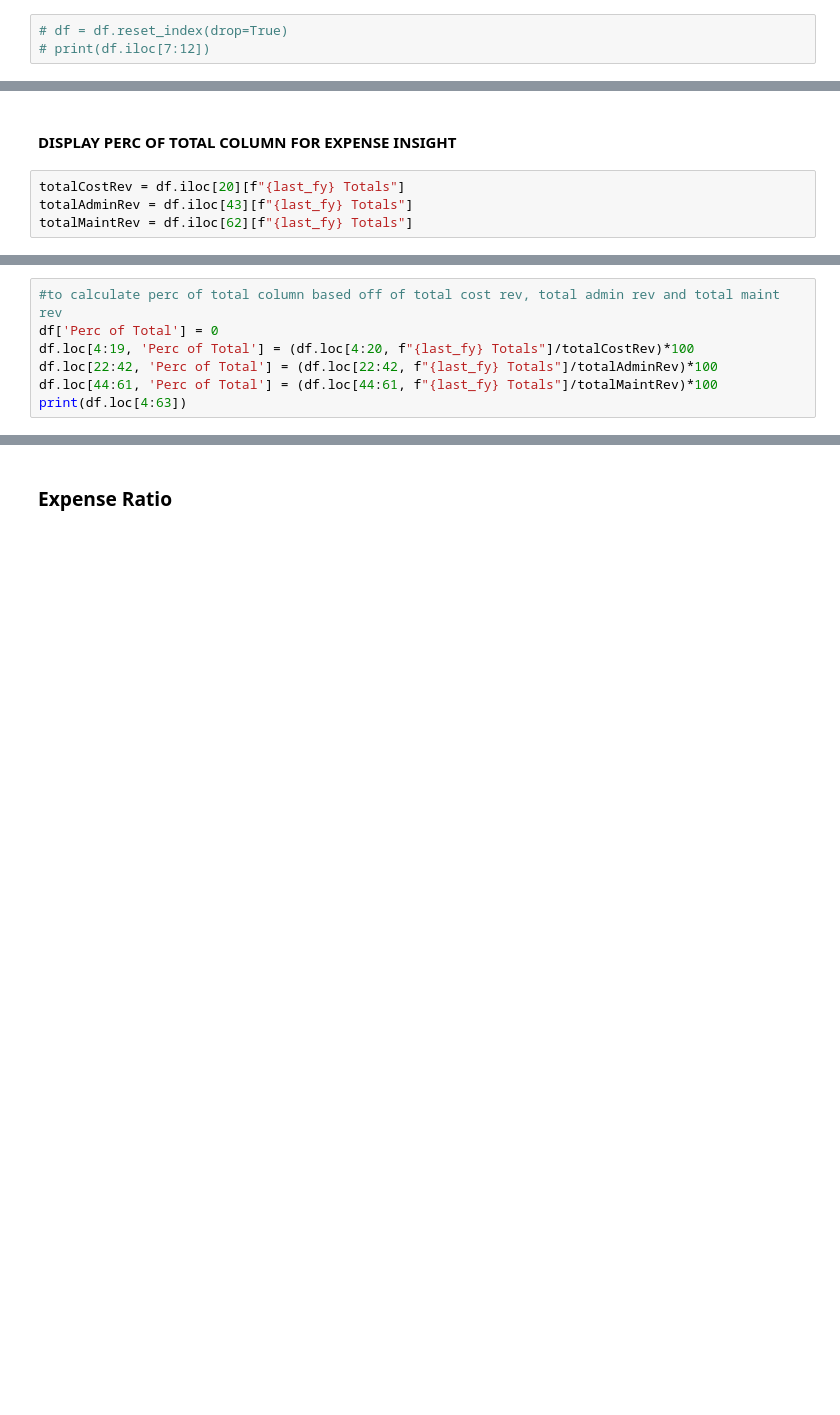
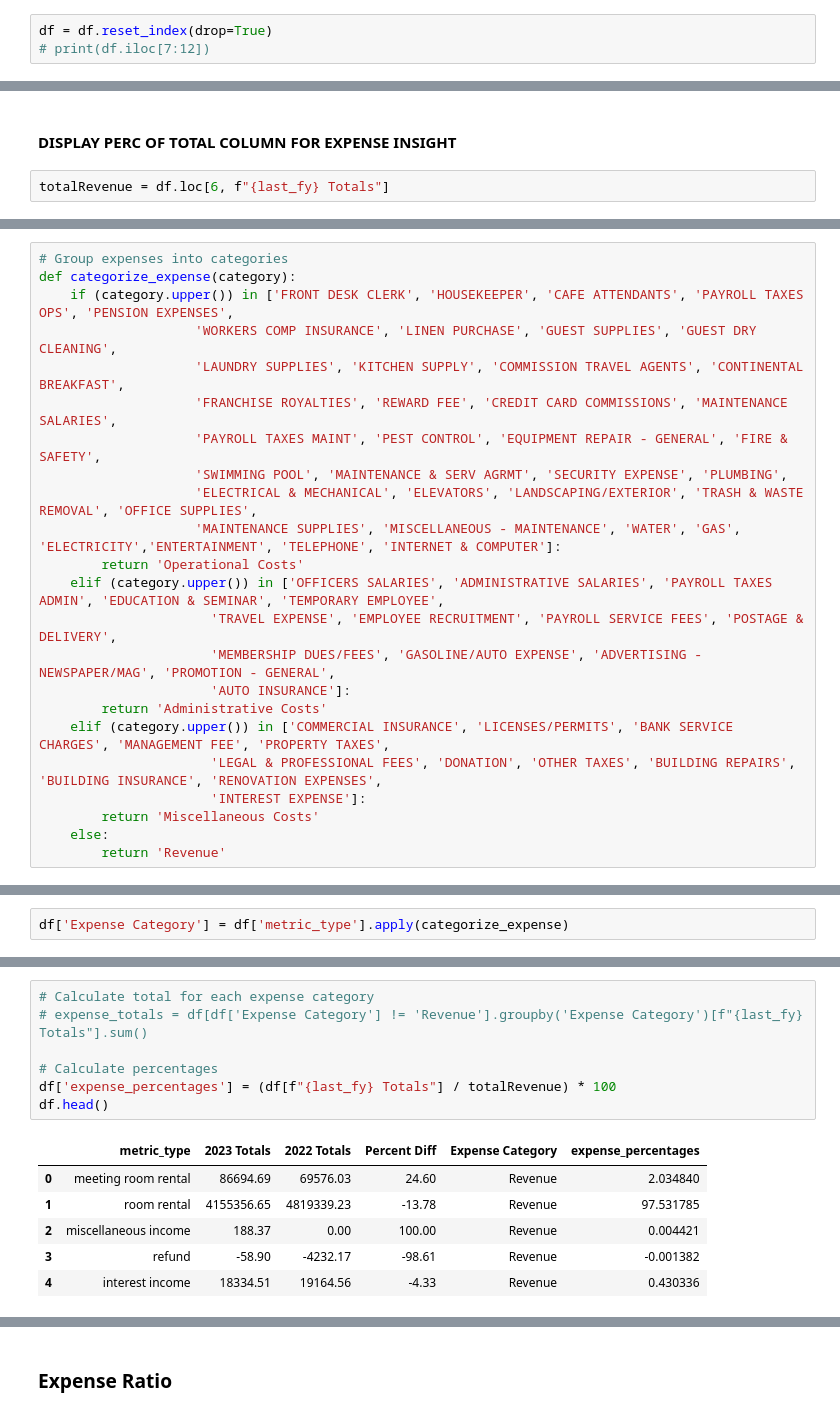
Before and after one commit to wliu123/hotel_analysis, a Jupyter notebook: Income_sheet_2yr_compare.ipynb, the cells around one changed output, grey strips where cells are left out. Cells and saved outputs as stored; diff of their text form; blank space fills up the shorter version.

Commit message:
update incomesheet

```diff
--- a/Income_sheet_2yr_compare.ipynb
+++ b/Income_sheet_2yr_compare.ipynb
@@ -42,4 +60,4 @@ df[f"{prev_prev_fy} Totals"] = df[f"{prev_prev_fy} Totals"].str.replace('[\$,]',
 # %%
-# df = df.reset_index(drop=True)
+df = df.reset_index(drop=True)
 # print(df.iloc[7:12])
 # %%
@@ -124,6 +183,4 @@ print(selectRows)
 # %% [markdown]
 #### DISPLAY PERC OF TOTAL COLUMN FOR EXPENSE INSIGHT
 # %%
-totalCostRev = df.iloc[20][f"{last_fy} Totals"]
-totalAdminRev = df.iloc[43][f"{last_fy} Totals"]
-totalMaintRev = df.iloc[62][f"{last_fy} Totals"]
+totalRevenue = df.loc[6, f"{last_fy} Totals"]
@@ -130,7 +189,23 @@ totalMaintRev = df.iloc[62][f"{last_fy} Totals"]
 # %%
-#to calculate perc of total column based off of total cost rev, total admin rev and total maint rev
-df['Perc of Total'] = 0
-df.loc[4:19, 'Perc of Total'] = (df.loc[4:20, f"{last_fy} Totals"]/totalCostRev)*100
-df.loc[22:42, 'Perc of Total'] = (df.loc[22:42, f"{last_fy} Totals"]/totalAdminRev)*100
-df.loc[44:61, 'Perc of Total'] = (df.loc[44:61, f"{last_fy} Totals"]/totalMaintRev)*100
-print(df.loc[4:63])
+# Group expenses into categories
+def categorize_expense(category):
+    if (category.upper()) in ['FRONT DESK CLERK', 'HOUSEKEEPER', 'CAFE ATTENDANTS', 'PAYROLL TAXES OPS', 'PENSION EXPENSES',
+                    'WORKERS COMP INSURANCE', 'LINEN PURCHASE', 'GUEST SUPPLIES', 'GUEST DRY CLEANING',
+                    'LAUNDRY SUPPLIES', 'KITCHEN SUPPLY', 'COMMISSION TRAVEL AGENTS', 'CONTINENTAL BREAKFAST',
+                    'FRANCHISE ROYALTIES', 'REWARD FEE', 'CREDIT CARD COMMISSIONS', 'MAINTENANCE  SALARIES',
+                    'PAYROLL TAXES MAINT', 'PEST CONTROL', 'EQUIPMENT REPAIR - GENERAL', 'FIRE & SAFETY',
+                    'SWIMMING POOL', 'MAINTENANCE & SERV AGRMT', 'SECURITY EXPENSE', 'PLUMBING',
+                    'ELECTRICAL & MECHANICAL', 'ELEVATORS', 'LANDSCAPING/EXTERIOR', 'TRASH & WASTE REMOVAL', 'OFFICE SUPPLIES',
+                    'MAINTENANCE SUPPLIES', 'MISCELLANEOUS - MAINTENANCE', 'WATER', 'GAS', 'ELECTRICITY','ENTERTAINMENT', 'TELEPHONE', 'INTERNET & COMPUTER']:
+        return 'Operational Costs'
+    elif (category.upper()) in ['OFFICERS SALARIES', 'ADMINISTRATIVE SALARIES', 'PAYROLL TAXES ADMIN', 'EDUCATION & SEMINAR', 'TEMPORARY EMPLOYEE',
+                      'TRAVEL EXPENSE', 'EMPLOYEE RECRUITMENT', 'PAYROLL SERVICE FEES', 'POSTAGE & DELIVERY',
+                      'MEMBERSHIP DUES/FEES', 'GASOLINE/AUTO EXPENSE', 'ADVERTISING - NEWSPAPER/MAG', 'PROMOTION - GENERAL',
+                      'AUTO INSURANCE']:
+        return 'Administrative Costs'
+    elif (category.upper()) in ['COMMERCIAL INSURANCE', 'LICENSES/PERMITS', 'BANK SERVICE CHARGES', 'MANAGEMENT FEE', 'PROPERTY TAXES',
+                      'LEGAL & PROFESSIONAL FEES', 'DONATION', 'OTHER TAXES', 'BUILDING REPAIRS', 'BUILDING INSURANCE', 'RENOVATION EXPENSES',
+                      'INTEREST EXPENSE']:
+        return 'Miscellaneous Costs'
+    else:
+        return 'Revenue'
@@ -154,0 +212,2 @@ print(df.loc[4:63])
+# %%
+df['Expense Category'] = df['metric_type'].apply(categorize_expense)
@@ -155,2 +238,16 @@ print(df.loc[4:63])
+# %%
+# Calculate total for each expense category
+# expense_totals = df[df['Expense Category'] != 'Revenue'].groupby('Expense Category')[f"{last_fy} Totals"].sum()
+
+# Calculate percentages
+df['expense_percentages'] = (df[f"{last_fy} Totals"] / totalRevenue) * 100
+df.head()
+# %% [output]
+|  | metric_type | 2023 Totals | 2022 Totals | Percent Diff | Expense Category | expense_percentages |
+| 0 | meeting room rental | 86694.69 | 69576.03 | 24.60 | Revenue | 2.034840 |
+| 1 | room rental | 4155356.65 | 4819339.23 | -13.78 | Revenue | 97.531785 |
+| 2 | miscellaneous income | 188.37 | 0.00 | 100.00 | Revenue | 0.004421 |
+| 3 | refund | -58.90 | -4232.17 | -98.61 | Revenue | -0.001382 |
+| 4 | interest income | 18334.51 | 19164.56 | -4.33 | Revenue | 0.430336 |
 # %%
 import plotly.io as pio
```
Also changed, not shown: parts of 19 cells of this notebook.
